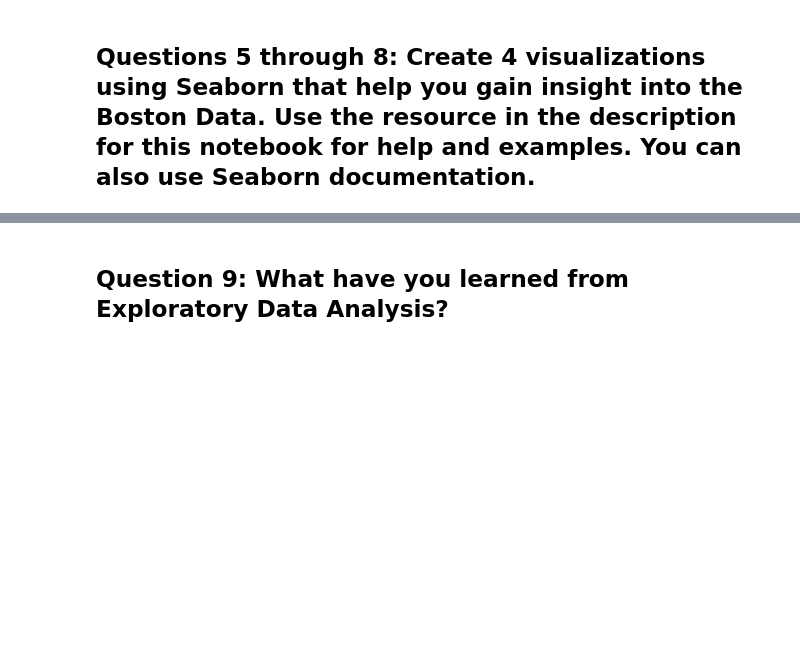
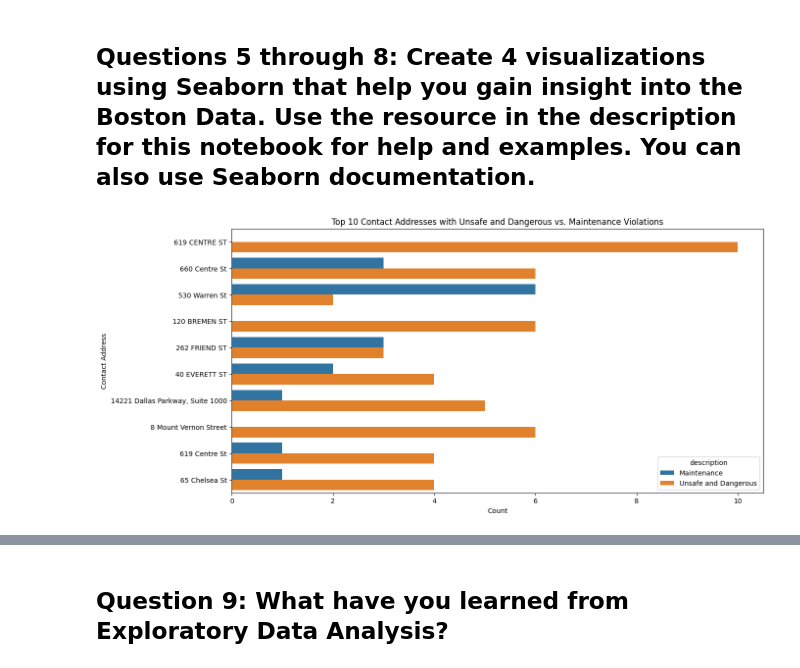
Before and after one commit to oscarno22/boston-data, a Jupyter notebook: Boston_Data_Exploration.ipynb, the cells around one changed output, grey strips where cells are left out. Drawn from its saved outputs; the diff is of its cells as text; code cells hidden in the pictures; blank space fills up the shorter version.

```diff
--- a/Boston_Data_Exploration.ipynb
+++ b/Boston_Data_Exploration.ipynb
@@ -213,0 +200,13 @@ memory usage: 1.0+ MB
+# %%
+# Question 5 Visualization
+plt.figure(figsize=(14, 7))
+# get top 10 contact addresses with most violations
+top_contacts = bostondata_filtered['contact_addr1'].value_counts().nlargest(10).index
+sns.countplot(data=bostondata_filtered[bostondata_filtered['contact_addr1'].isin(top_contacts)],
+              y='contact_addr1', order=top_contacts, hue='description')
+plt.title('Top 10 Contact Addresses with Unsafe and Dangerous vs. Maintenance Violations')
+plt.xlabel('Count')
+plt.ylabel('Contact Address')
+plt.show()
+# %% [output]
+[figure, added]
```
Also changed, not shown: parts of 12 cells of this notebook.
